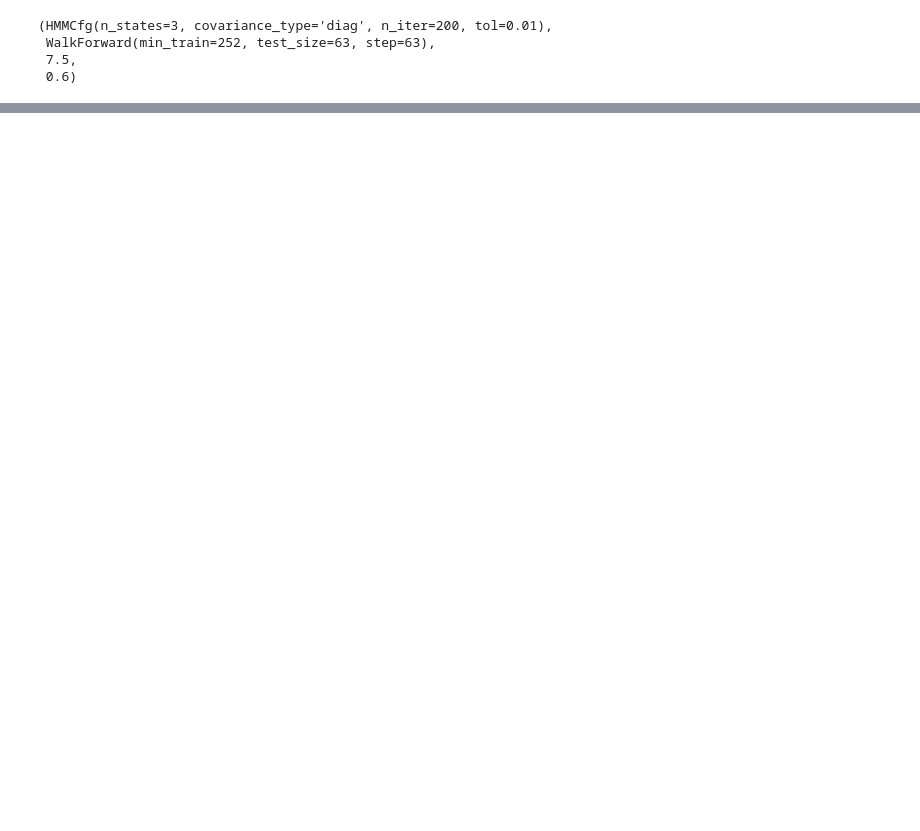
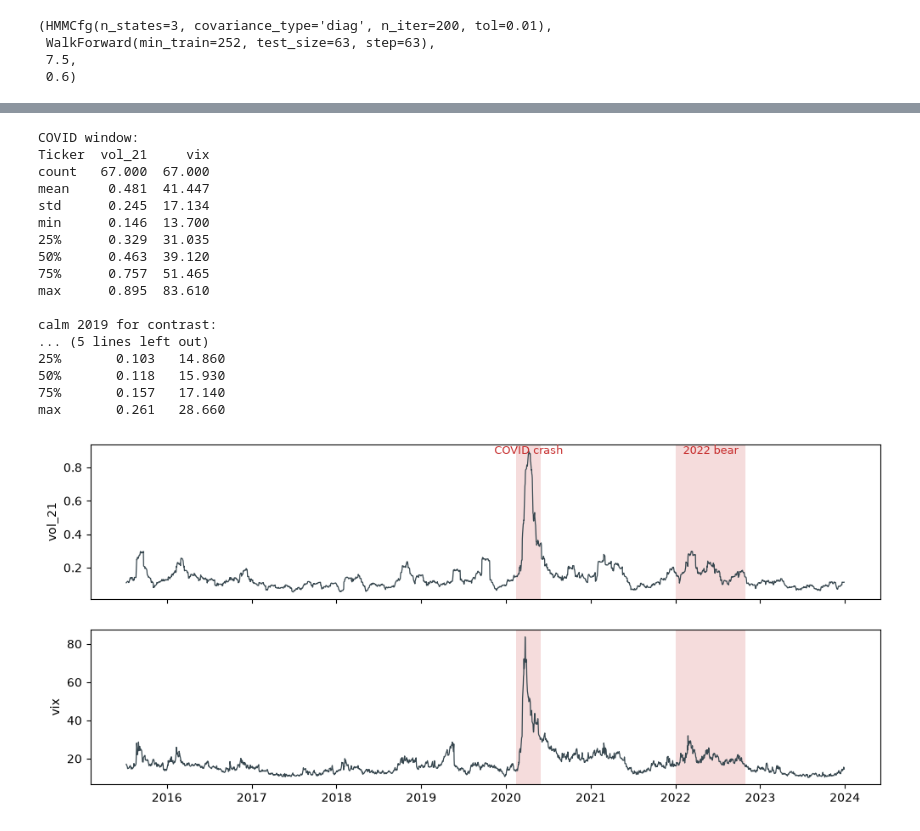
Before and after one commit to DogInfantry/Signals-Before-Storms, a Jupyter notebook: notebooks/driver.ipynb, the cells around one changed output, grey strips where cells are left out. Saved outputs shown, nothing was run; the diff lists cells and outputs as text; code cells hidden in the pictures; blank space fills up the shorter version.

```diff
--- a/notebooks/driver.ipynb
+++ b/notebooks/driver.ipynb
@@ -88,0 +142,25 @@ is recomputed from train data in every fold so the labels stay comparable across
+# %%
+_ = feature_sanity(feats)
+print("COVID window:")
+print(feats.loc["2020-02-15":"2020-05-31", ["vol_21", "vix"]].describe().round(3).to_string())
+print("\ncalm 2019 for contrast:")
+print(feats.loc["2019-01-01":"2019-12-31", ["vol_21", "vix"]].describe().round(3).to_string())
+# %% [output]
+COVID window:
+Ticker  vol_21     vix
+count   67.000  67.000
+mean     0.481  41.447
+std      0.245  17.134
+min      0.146  13.700
+25%      0.329  31.035
+50%      0.463  39.120
+75%      0.757  51.465
+max      0.895  83.610
+
+calm 2019 for contrast:
+... (5 lines left out)
+25%       0.103   14.860
+50%       0.118   15.930
+75%       0.157   17.140
+max       0.261   28.660
+[figure, added]
```
Also changed, not shown: parts of 60 cells of this notebook, 9 other files.
